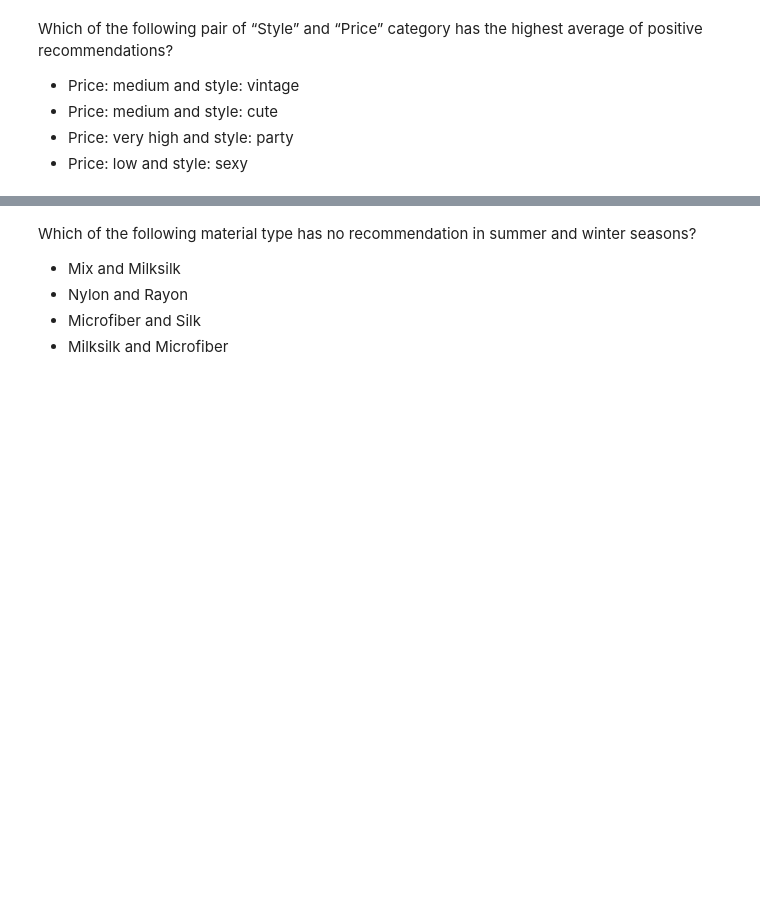
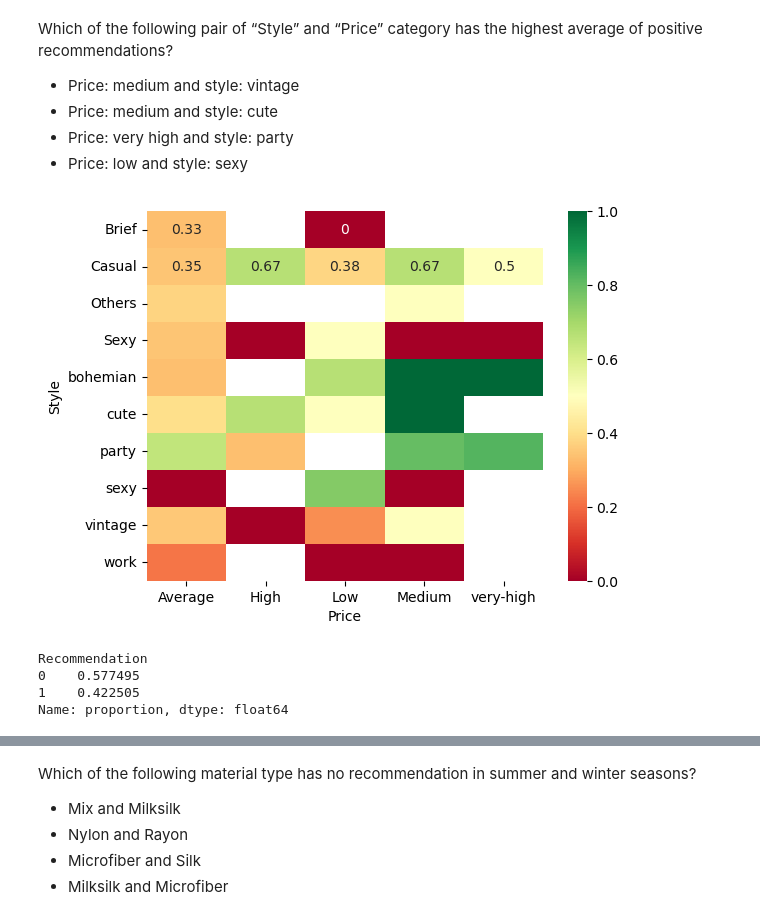
Before and after one commit to Nishanthfiona/DataScience, a Jupyter notebook: Upgrad/Course_1_Datatoolkit/EDA Data Cleaning Graded Questions/EDA Graded Exercise.ipynb, the cells around one changed output, grey strips where cells are left out. Drawn from its saved outputs; the diff is of its cells as text; code cells hidden in the pictures; blank space fills up the shorter version.

```diff
--- a/Upgrad/Course_1_Datatoolkit/EDA Data Cleaning Graded Questions/EDA Graded Exercise.ipynb
+++ b/Upgrad/Course_1_Datatoolkit/EDA Data Cleaning Graded Questions/EDA Graded Exercise.ipynb
@@ -1335,3 +1371,14 @@ Which of the following pair of “Style” and “Price” category has the high
 - Price: low and style: sexy
 # %%
 # plot the heat map of Style, price and Recommendation.
+sns.heatmap(pd.pivot_table(data=inp0,index="Style",columns = "Price",values="Recommendation"),annot=True,cmap="RdYlGn")
+plt.show()
+# %% [output]
+[figure, added]
+# %%
+inp0.Recommendation.value_counts(normalize=True)
+# %% [output]
+Recommendation
+0    0.577495
+1    0.422505
+Name: proportion, dtype: float64
```
Also changed, not shown: parts of 18 cells of this notebook.
